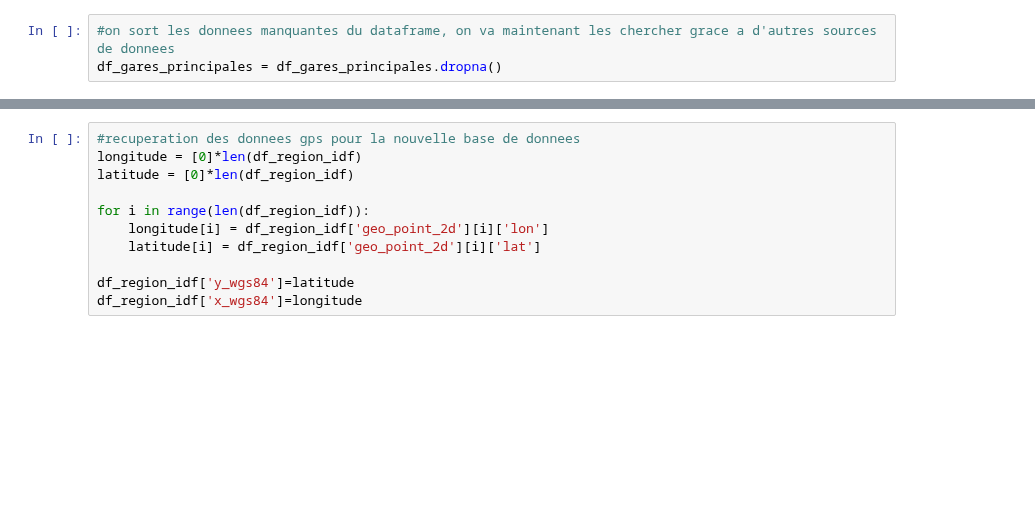
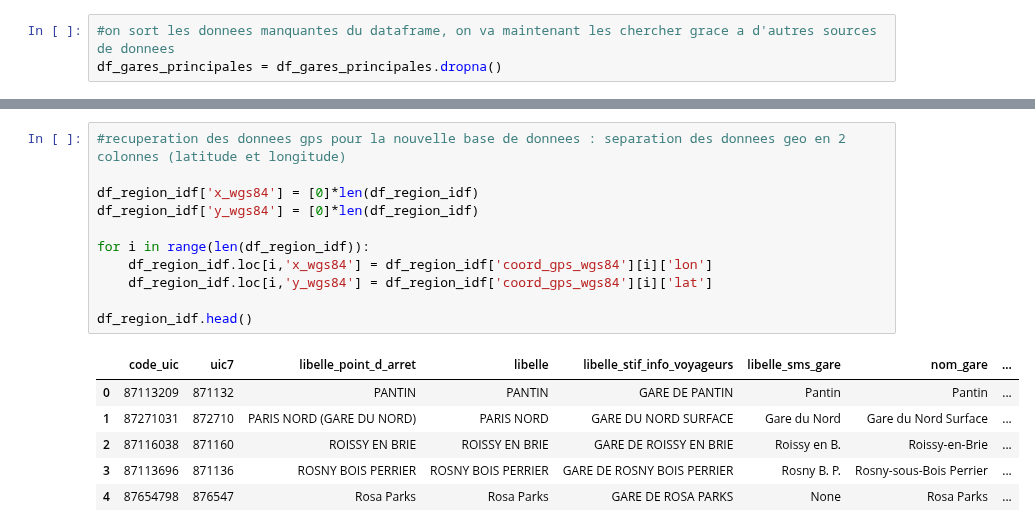
Before and after one commit to DiegoRenaud/Exercice, a Jupyter notebook: Gares_principales.ipynb, the cells around one changed output, grey strips where cells are left out. Drawn from its saved outputs; the diff is of its cells as text; blank space fills up the shorter version.

```diff
--- a/Gares_principales.ipynb
+++ b/Gares_principales.ipynb
@@ -155,11 +176,18 @@ df_region_idf = df_region_idf.drop(['index'], axis=1)
 # %%
-#recuperation des donnees gps pour la nouvelle base de donnees
-longitude = [0]*len(df_region_idf)
-latitude = [0]*len(df_region_idf)
+#recuperation des donnees gps pour la nouvelle base de donnees : separation des donnees geo en 2 colonnes (latitude et longitude)
+
+df_region_idf['x_wgs84'] = [0]*len(df_region_idf)
+df_region_idf['y_wgs84'] = [0]*len(df_region_idf)
 
 for i in range(len(df_region_idf)):
-    longitude[i] = df_region_idf['geo_point_2d'][i]['lon']
-    latitude[i] = df_region_idf['geo_point_2d'][i]['lat']
+    df_region_idf.loc[i,'x_wgs84'] = df_region_idf['coord_gps_wgs84'][i]['lon']
+    df_region_idf.loc[i,'y_wgs84'] = df_region_idf['coord_gps_wgs84'][i]['lat']
 
-df_region_idf['y_wgs84']=latitude
-df_region_idf['x_wgs84']=longitude
+df_region_idf.head()
+# %% [output]
+|  | code_uic | uic7 | libelle_point_d_arret | libelle | libelle_stif_info_voyageurs | libelle_sms_gare | nom_gare | ... |
+| 0 | 87113209 | 871132 | PANTIN | PANTIN | GARE DE PANTIN | Pantin | Pantin | ... |
+| 1 | 87271031 | 872710 | PARIS NORD (GARE DU NORD) | PARIS NORD | GARE DU NORD SURFACE | Gare du Nord | Gare du Nord Surface | ... |
+| 2 | 87116038 | 871160 | ROISSY EN BRIE | ROISSY EN BRIE | GARE DE ROISSY EN BRIE | Roissy en B. | Roissy-en-Brie | ... |
+| 3 | 87113696 | 871136 | ROSNY BOIS PERRIER | ROSNY BOIS PERRIER | GARE DE ROSNY BOIS PERRIER | Rosny B. P. | Rosny-sous-Bois Perrier | ... |
+| 4 | 87654798 | 876547 | Rosa Parks | Rosa Parks | GARE DE ROSA PARKS | None | Rosa Parks | ... |
```
Also changed, not shown: parts of 11 cells of this notebook.
